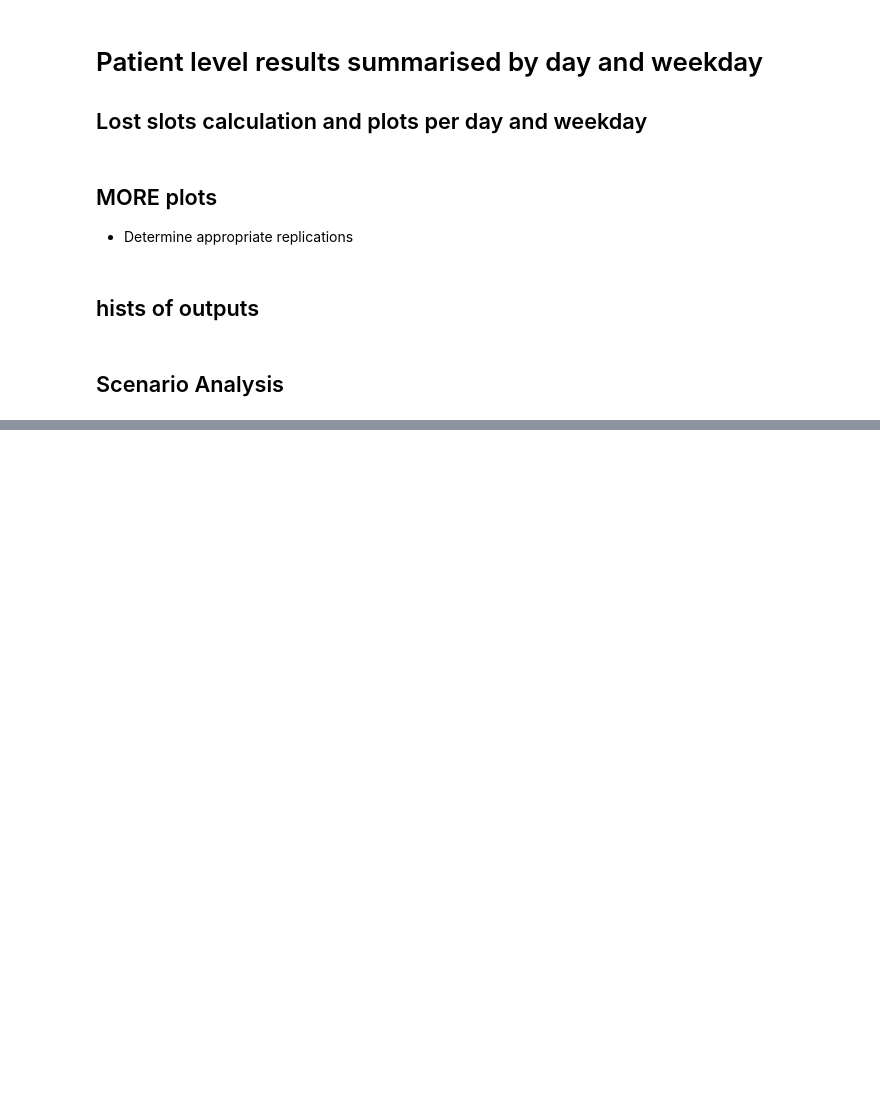
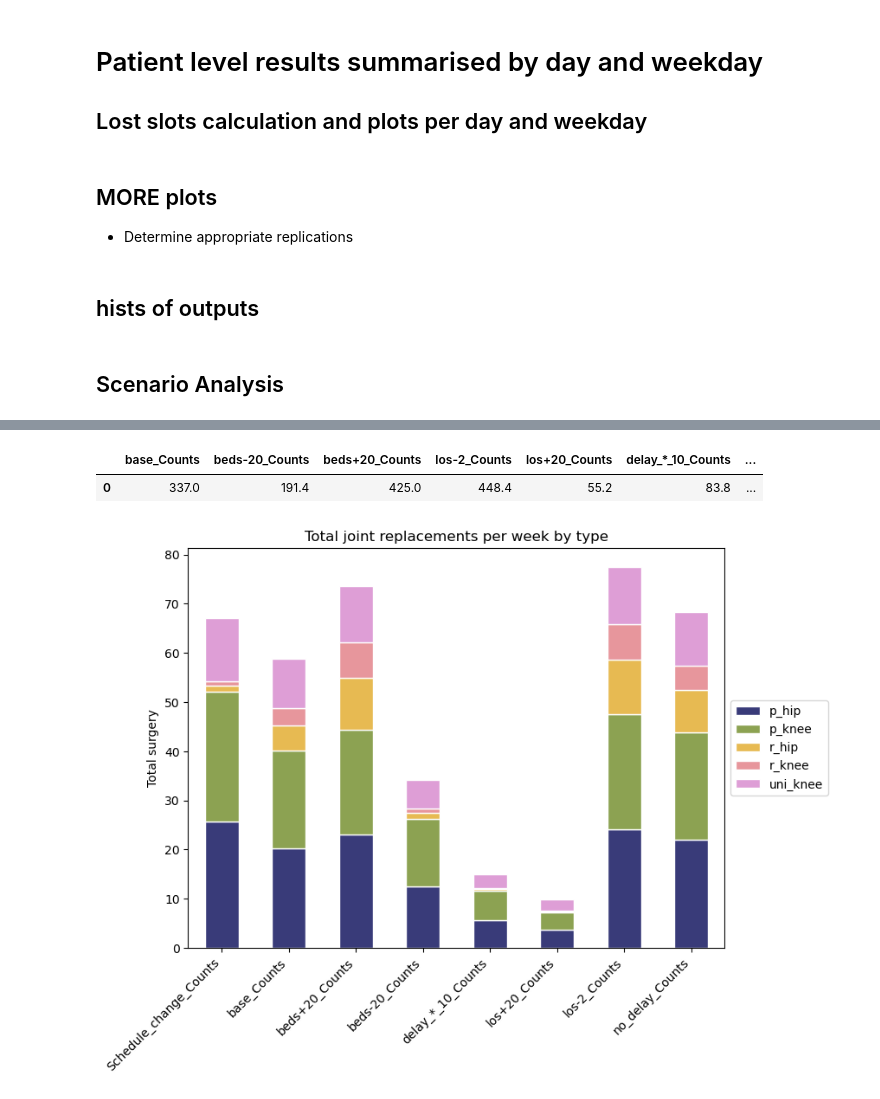
Before and after one commit to AliHarp/HEP, a Jupyter notebook: HEP_main.ipynb, the cells around one changed output, grey strips where cells are left out. Drawn from its saved outputs; the diff is of its cells as text; code cells hidden in the pictures; blank space fills up the shorter version.

```diff
--- a/HEP_main.ipynb
+++ b/HEP_main.ipynb
@@ -1834,33 +1854,37 @@ def total_thruput_table(scenario_results):
     """
 
     columns = []
     patient_summary = pd.DataFrame()
 
     for sc_name, replications in scenario_results.items():
 
         replications = replications[replications['lost slots'] == False]
         replications = replications[replications['Day'] > DEFAULT_WARM_UP_PERIOD]
         replications = replications[['Day','weekday', 'lost slots']]
 
         patient_summary = pd.concat([patient_summary, replications.groupby(['Day','weekday'])\
                                      ['lost slots'].count()],axis=1)
 
         columns.append(sc_name)
 
     patient_summary.rename(columns = {'lost slots':'Counts'}, inplace = True)
     patient_summary = patient_summary.assign(Counts = lambda x: (x['Counts'] / DEFAULT_NUMBER_OF_RUNS)).fillna(0)
     columns = list(map('_'.join, zip(columns, patient_summary)))
     patient_summary.columns = columns
     patient_summary = patient_summary.reset_index()
     patient_summary = patient_summary.drop(['level_0', 'level_1'], axis=1)
     values=patient_summary.filter(regex='_Counts')
     patient_summary = pd.DataFrame(patient_summary.sum(axis=0)).T
     patient_summary['run time (days)'] = DEFAULT_RESULTS_COLLECTION_PERIOD
 
     return patient_summary
 
     ######################################
 
-#thruput = total_thruput_pt_results(scenario_results_patients)
-#table = total_thruput_table(scenario_results_patients)
-#table
+thruput = total_thruput_pt_results(scenario_results_patients)
+table = total_thruput_table(scenario_results_patients)
+table
+# %% [output]
+|  | base_Counts | beds-20_Counts | beds+20_Counts | los-2_Counts | los+20_Counts | delay_*_10_Counts | ... |
+| 0 | 337.0 | 191.4 | 425.0 | 448.4 | 55.2 | 83.8 | ... |
+[figure, added]
```
Also changed, not shown: parts of 4 cells of this notebook, 9 other files.
